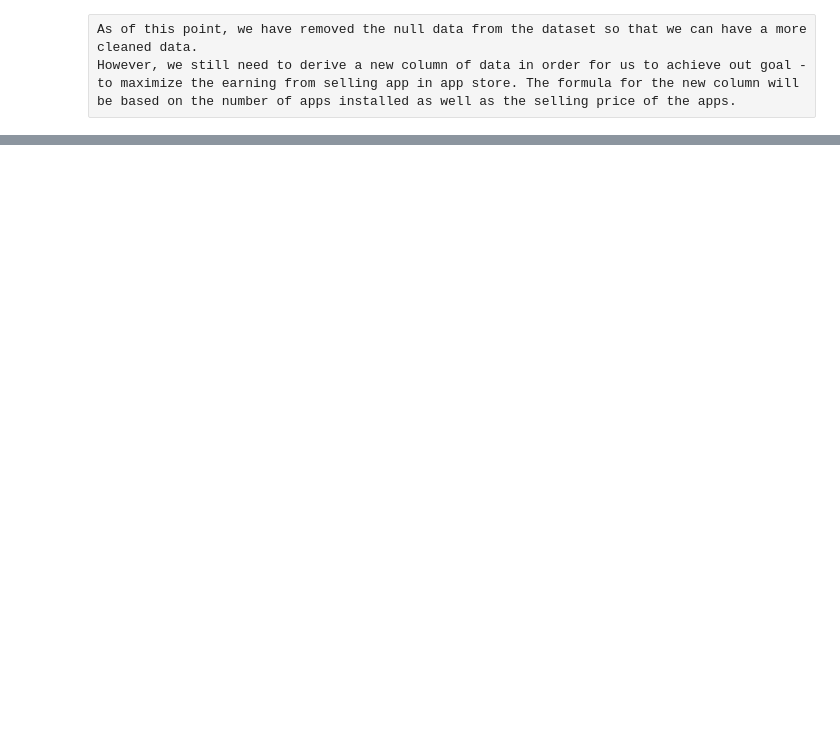
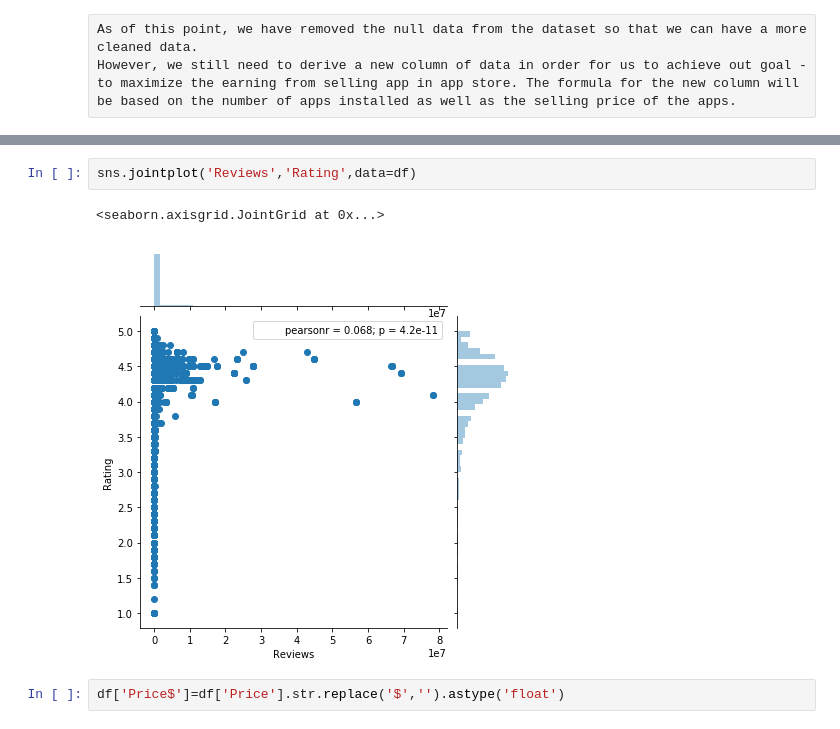
Before and after one commit to sytan6419/Machine-Learning-Project, a Jupyter notebook: Machine Learning Group Assignment.ipynb, the cells around one changed output, grey strips where cells are left out. Saved outputs shown, nothing was run; the diff lists cells and outputs as text; blank space fills up the shorter version.

```diff
--- a/Machine Learning Group Assignment.ipynb
+++ b/Machine Learning Group Assignment.ipynb
@@ -128,0 +315,7 @@ However, we still need to derive a new column of data in order for us to achieve
+# %%
+sns.jointplot('Reviews','Rating',data=df)
+# %% [output]
+<seaborn.axisgrid.JointGrid at 0x...>
+[figure, added]
+# %%
+df['Price$']=df['Price'].str.replace('$','').astype('float')
```
Also changed, not shown: parts of 50 cells of this notebook.
